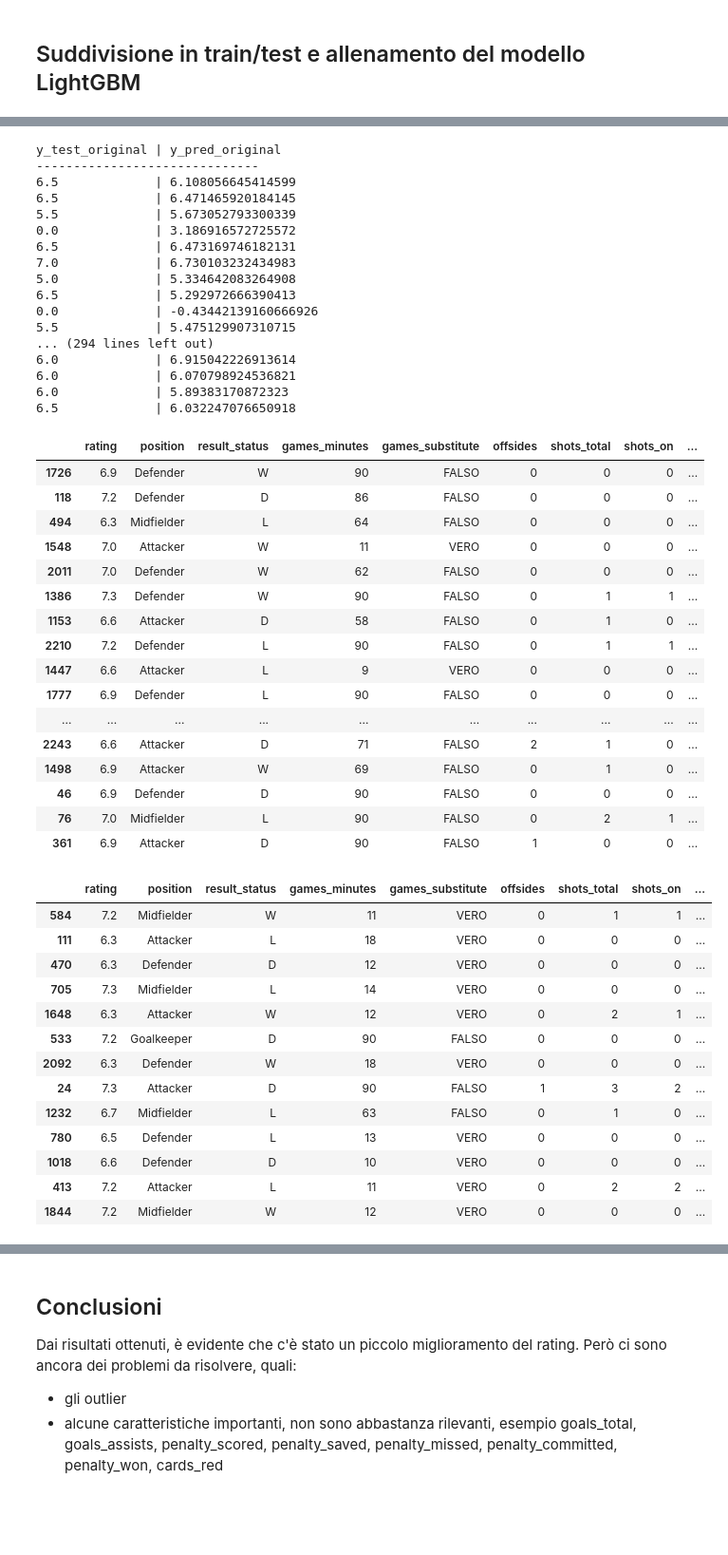
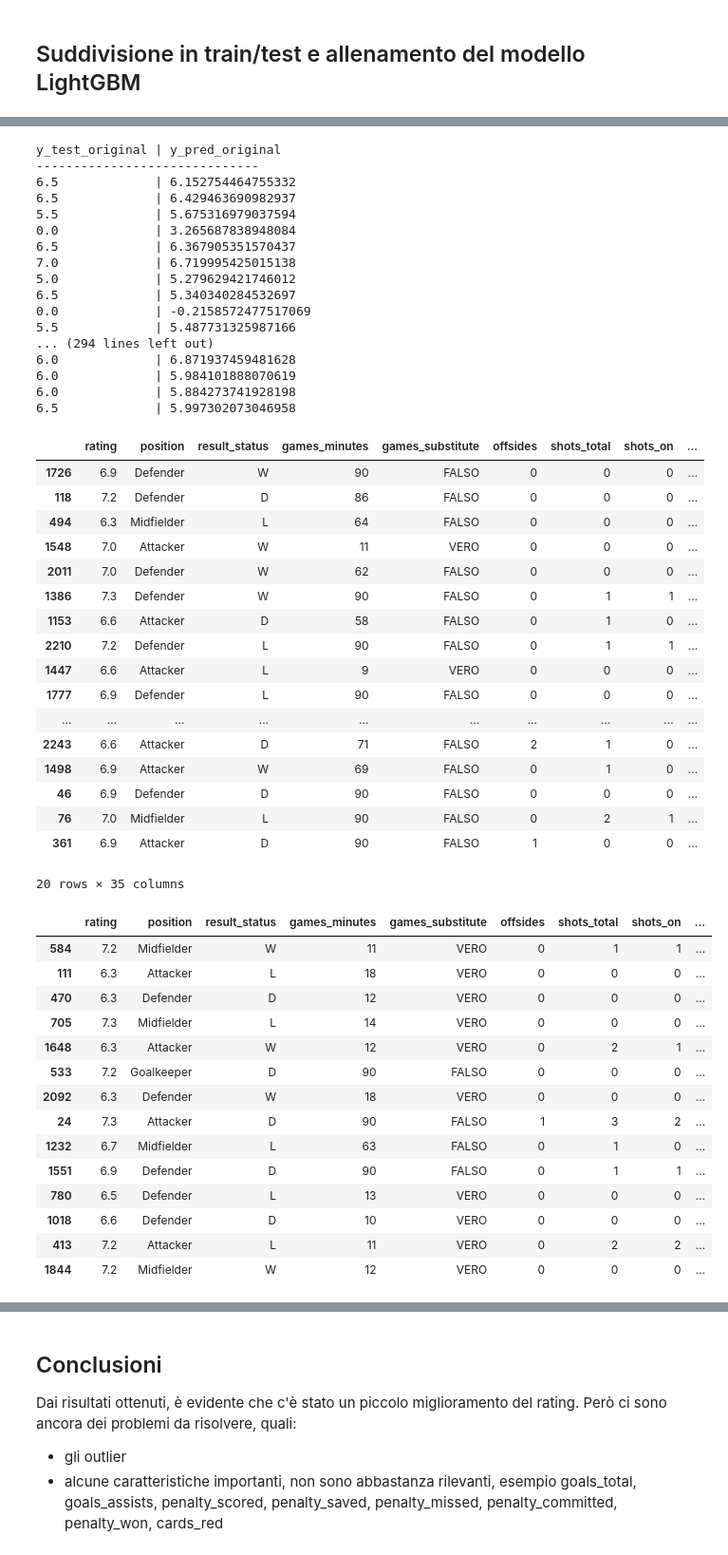
Before and after one commit to FrankMaverick/fantacalcio-rating-optimizer, a Jupyter notebook: 05_solution_v2.ipynb, the cells around one changed output, grey strips where cells are left out. Shown at 95% size. Saved outputs shown, nothing was run; the diff lists cells and outputs as text; code cells hidden in the pictures; blank space fills up the shorter version.

```diff
--- a/05_solution_v2.ipynb
+++ b/05_solution_v2.ipynb
@@ -91,7 +93,7 @@ df_filtered
 ### Encoding delle variabili categoriche
 # %%
 # One-Hot Encoding per position
-df_encoded = pd.get_dummies(df_filtered, columns=['position'], drop_first=True)
+df_encoded = pd.get_dummies(df_filtered, columns=['position'], drop_first=False)
 df_encoded
 # %% [output]
 |  | rating | result_status | games_minutes | games_substitute | offsides | shots_total | shots_on | goals_total | ... |
@@ -170,6 +173,7 @@ df.head()
 df['position_Defender'] = df['position_Defender'].astype(int)
 df['position_Goalkeeper'] = df['position_Goalkeeper'].astype(int)
 df['position_Midfielder'] = df['position_Midfielder'].astype(int)
+df['position_Attacker'] = df['position_Attacker'].astype(int)
 df['result_status_encoded'] = df['result_status_encoded'].astype(int)
 df.head()
 # %% [output]
@@ -294,21 +300,21 @@ for y_test, y_pred in zip(y_test_original, y_pred_original):
 # %% [output]
 y_test_original | y_pred_original
 ------------------------------
-6.5             | 6.108056645414599
-6.5             | 6.471465920184145
-5.5             | 5.673052793300339
-0.0             | 3.186916572725572
-6.5             | 6.473169746182131
-7.0             | 6.730103232434983
-5.0             | 5.334642083264908
-6.5             | 5.292972666390413
-0.0             | -0.43442139160666926
-5.5             | 5.475129907310715
+6.5             | 6.152754464755332
+6.5             | 6.429463690982937
+5.5             | 5.675316979037594
+0.0             | 3.265687838948084
+6.5             | 6.367905351570437
+7.0             | 6.719995425015138
+5.0             | 5.279629421746012
+6.5             | 5.340340284532697
+0.0             | -0.2158572477517069
+5.5             | 5.487731325987166
 ... (294 lines left out)
-6.0             | 6.915042226913614
-6.0             | 6.070798924536821
-6.0             | 5.89383170872323
-6.5             | 6.032247076650918
+6.0             | 6.871937459481628
+6.0             | 5.984101888070619
+6.0             | 5.884273741928198
+6.5             | 5.997302073046958
 # %%
 # Recupera il dataset filtrato basato sugli indici di X_test (il dataset `df_filtered`)
 X_test_filtered = df_filtered.loc[X_test.index, :].copy()
@@ -318,7 +324,7 @@ X_test_filtered['rating_target_original'] = y_test_original  # Valori originali
 X_test_filtered['rating_target_predicted'] = y_pred_original  # Valori predetti (non arrotondati)
 
 significant_columns = ['goals_total', 'goals_assists', 'penalty_scored', 'penalty_saved',
-                       'penalty_missed', 'penalty_committed', 'penalty_won', 'cards_red']
+                       'penalty_missed', 'penalty_committed', 'penalty_won', 'cards_red', 'cards_yellow']
 
 non_significant_columns = [col for col in X_test_filtered.columns if col not in significant_columns + ['position', 'result_status', 'games_substitute', 'games_minutes', 'rating_target_original', 'rating_target_predicted']]
 
@@ -360,20 +366,27 @@ X_test_filtered.head(20)
 | 46 | 6.9 | Defender | D | 90 | FALSO | 0 | 0 | 0 | ... |
 | 76 | 7.0 | Midfielder | L | 90 | FALSO | 0 | 2 | 1 | ... |
 | 361 | 6.9 | Attacker | D | 90 | FALSO | 1 | 0 | 0 | ... |
+20 rows × 35 columns
 # %%
+df = X_test_filtered.copy()
+
+# differenza tra rating target e rating_target_predicted
+df['rating_diff'] = df['rating_target'] - df['rating_target_predicted']
+
 pd.set_option('display.max_columns', None)
-df[(abs(df['rating_diff']) > 1)].head(20)
+df[(abs(df['rating_diff']) > 1)].head(50)
 # %% [output]
 |  | rating | position | result_status | games_minutes | games_substitute | offsides | shots_total | shots_on | ... |
 | 584 | 7.2 | Midfielder | W | 11 | VERO | 0 | 1 | 1 | ... |
 | 111 | 6.3 | Attacker | L | 18 | VERO | 0 | 0 | 0 | ... |
 | 470 | 6.3 | Defender | D | 12 | VERO | 0 | 0 | 0 | ... |
 | 705 | 7.3 | Midfielder | L | 14 | VERO | 0 | 0 | 0 | ... |
 | 1648 | 6.3 | Attacker | W | 12 | VERO | 0 | 2 | 1 | ... |
 | 533 | 7.2 | Goalkeeper | D | 90 | FALSO | 0 | 0 | 0 | ... |
 | 2092 | 6.3 | Defender | W | 18 | VERO | 0 | 0 | 0 | ... |
 | 24 | 7.3 | Attacker | D | 90 | FALSO | 1 | 3 | 2 | ... |
 | 1232 | 6.7 | Midfielder | L | 63 | FALSO | 0 | 1 | 0 | ... |
+| 1551 | 6.9 | Defender | D | 90 | FALSO | 0 | 1 | 1 | ... |
 | 780 | 6.5 | Defender | L | 13 | VERO | 0 | 0 | 0 | ... |
 | 1018 | 6.6 | Defender | D | 10 | VERO | 0 | 0 | 0 | ... |
 | 413 | 7.2 | Attacker | L | 11 | VERO | 0 | 2 | 2 | ... |
```
Also changed, not shown: parts of 15 cells of this notebook, 3 other files.
